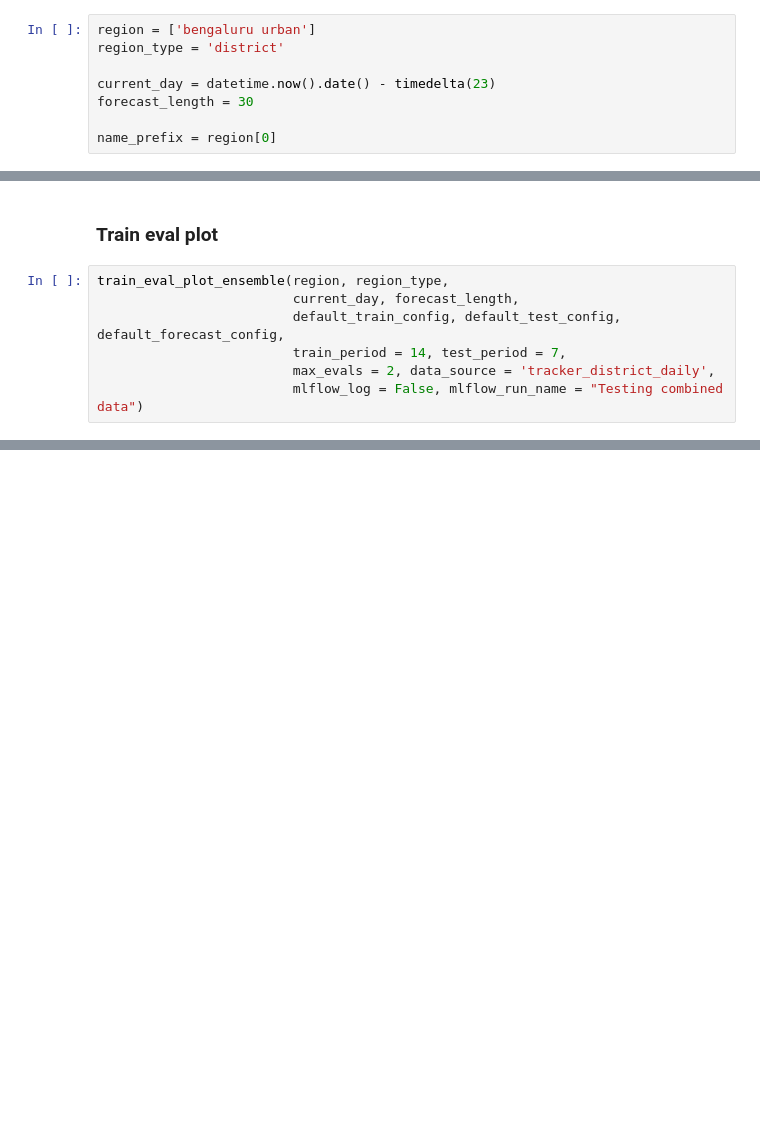
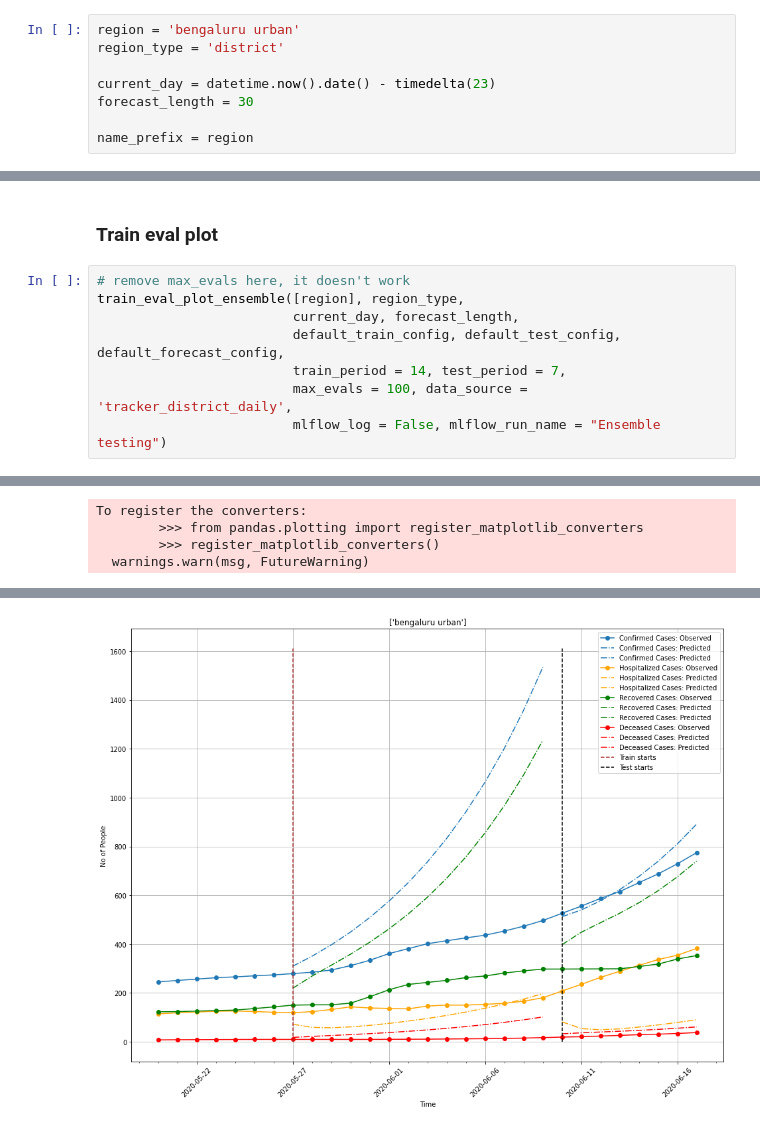
Before and after one commit to dsindiavscovid/covid19-india, a Jupyter notebook: notebooks/Ensemble.ipynb, the cells around one changed output, grey strips where cells are left out. Drawn from its saved outputs; the diff is of its cells as text; blank space fills up the shorter version.

```diff
--- a/notebooks/Ensemble.ipynb
+++ b/notebooks/Ensemble.ipynb
@@ -32,10 +32,10 @@ forecast_length = 30 # Length of forecast interval (days)
 # %% [markdown]
 ### Inputs to train-eval-plot
 # %%
-region = ['bengaluru urban']
+region = 'bengaluru urban'
 region_type = 'district'
 
 current_day = datetime.now().date() - timedelta(23)
 forecast_length = 30
 
-name_prefix = region[0]
+name_prefix = region
@@ -42,9 +62,11 @@ name_prefix = region[0]
 # %% [markdown]
 ### Train eval plot
 # %%
-train_eval_plot_ensemble(region, region_type,
+# remove max_evals here, it doesn't work
+train_eval_plot_ensemble([region], region_type,
                          current_day, forecast_length,
                          default_train_config, default_test_config, default_forecast_config,
                          train_period = 14, test_period = 7,
-                         max_evals = 2, data_source = 'tracker_district_daily',
-                         mlflow_log = False, mlflow_run_name = "Testing combined data")
+                         max_evals = 100, data_source = 'tracker_district_daily',
+                         mlflow_log = False, mlflow_run_name = "Ensemble testing")
+# %% [output]
@@ -50,0 +90,4 @@ train_eval_plot_ensemble(region, region_type,
+To register the converters:
+        >>> from pandas.plotting import register_matplotlib_converters
+        >>> register_matplotlib_converters()
+  warnings.warn(msg, FutureWarning)
@@ -50,0 +114 @@ train_eval_plot_ensemble(region, region_type,
+[figure, added]
```
Also changed, not shown: parts of 4 cells of this notebook, 1 other file.
